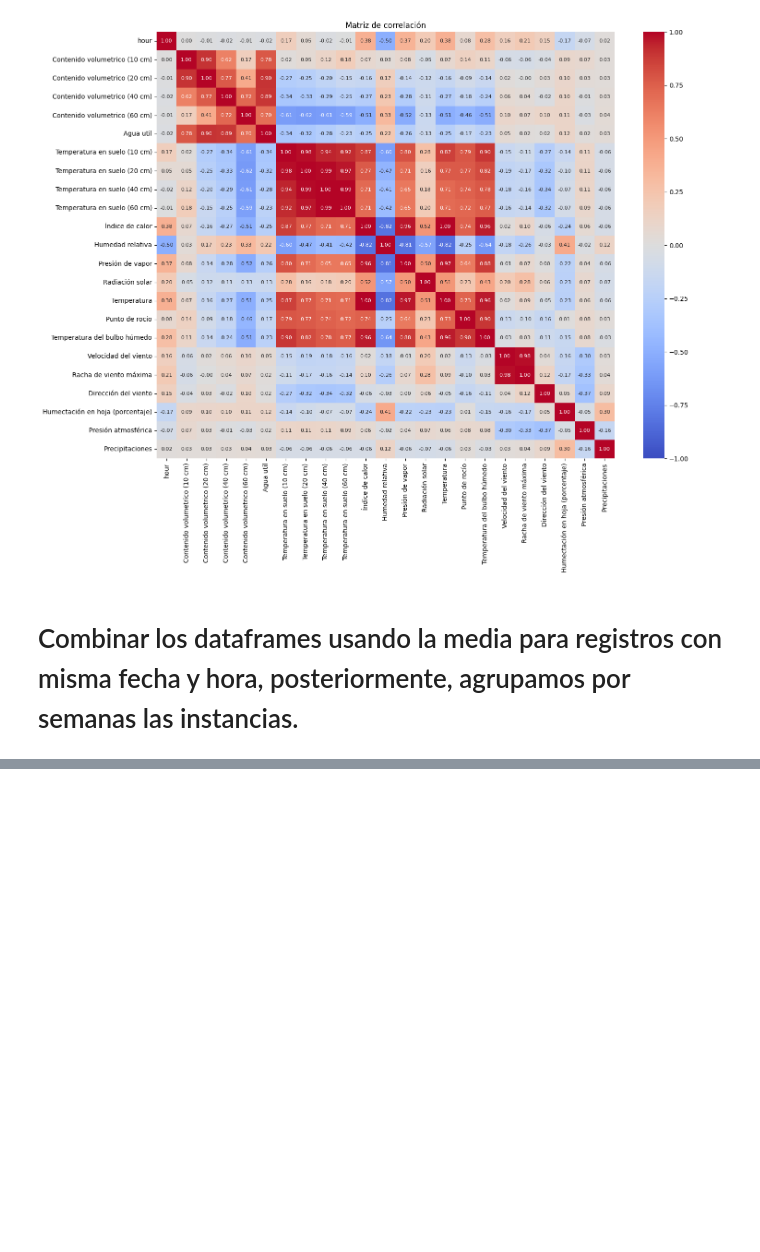
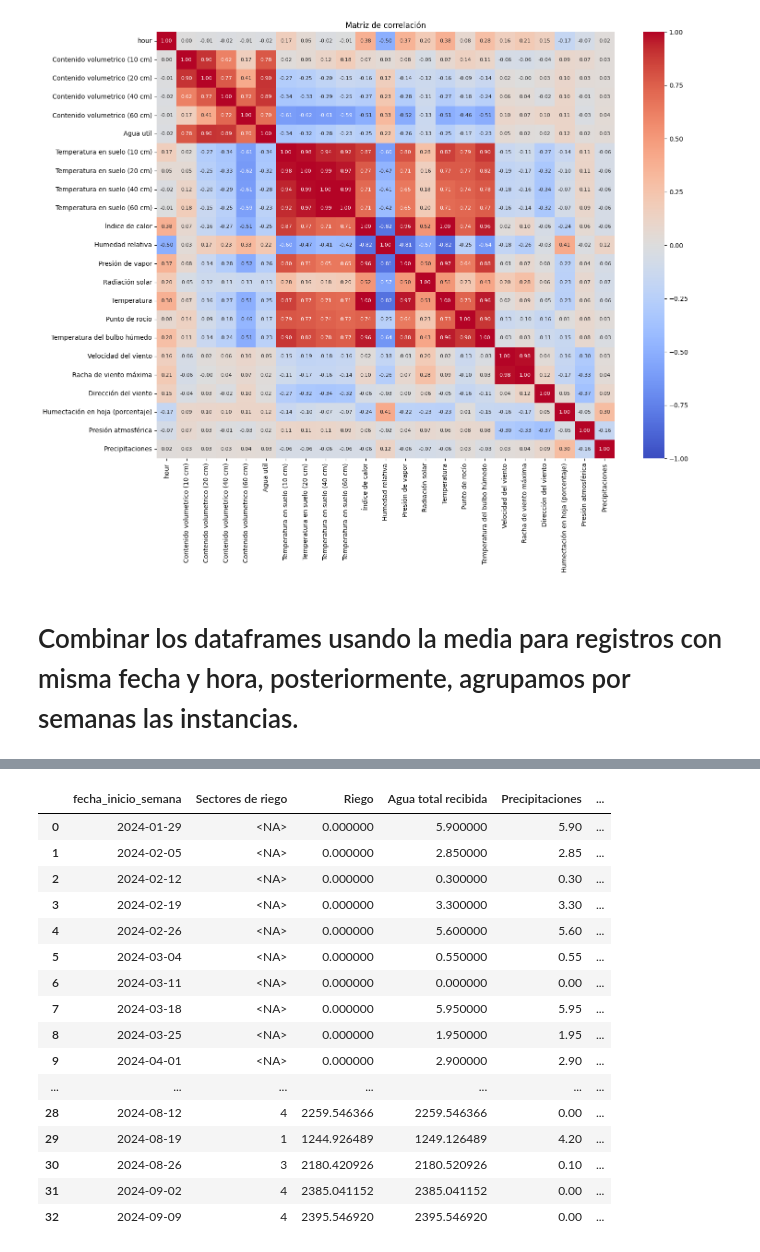
Before and after one commit to rodrigocastroviejo/Optimizacion-de-Riego-Deficitario-Controlado-en-cultivos-Le-osos-Mediante-Machine-Learning, a Jupyter notebook: model/EDA.ipynb, the cells around one changed output, grey strips where cells are left out. Drawn from its saved outputs; the diff is of its cells as text; code cells hidden in the pictures; blank space fills up the shorter version.

```diff
--- a/model/EDA.ipynb
+++ b/model/EDA.ipynb
@@ -209,7 +195,8 @@ plt.show()
 
 df_combinado = pd.concat([X_datos_suelo1, X_datos_suelo2]).groupby(['date', 'hour']).mean().reset_index()
 
-display(df_combinado)
+with pd.option_context('display.max_rows', 50, 'display.max_columns', None):
+    display(df_combinado)
 
 df_combinado.set_index('date', inplace=True)
 
@@ -260,8 +247,10 @@ df_semanal['fecha_inicio_semana'] = pd.to_datetime(df_semanal['year_week'] + '-1
 # Ordenamos por fecha
 df_semanal = df_semanal.sort_values('fecha_inicio_semana').drop('year_week', axis=1)
 
+df_semanal = df_semanal.drop('hour', axis=1)
 
-display(df_semanal)
+with pd.option_context('display.max_rows', None, 'display.max_columns', None):
+    display(df_semanal)
 # %% [output]
 |  | date | hour | Contenido volumetrico (10 cm) | Contenido volumetrico (20 cm) | Contenido volumetrico (40 cm) | ... |
 | 0 | 2024-02-05 | 0 | 16.5000 | 21.4000 | 21.8500 | ... |
@@ -296,0 +285,87 @@ display(df_semanal)
+# %%
+# Crear copia del df_semanal para no modificar el original
+df_semanal_con_riego = df_semanal.copy()
+
+# Inicializar nuevas columnas
+df_semanal_con_riego['Sectores de riego'] = np.nan
+df_semanal_con_riego['Riego'] = 0.0
+df_semanal_con_riego['Agua total recibida'] = df_semanal_con_riego['Precipitaciones']
+
+# Función para encontrar la semana correspondiente a una fecha
+def encontrar_semana(fecha):
+    fecha = pd.to_datetime(fecha)
+    semana = df_semanal_con_riego[
+        (df_semanal_con_riego['fecha_inicio_semana'] <= fecha) &
+        (fecha < df_semanal_con_riego['fecha_inicio_semana'] + pd.Timedelta(days=7))
+    ]
+    return semana.index[0] if not semana.empty else None
+
+# Procesar cada registro de riego
+for _, riego in df_riego.iterrows():
+    inicio = riego['Inicio']
+    fin = riego['Fin']
+    agua_total = riego['Agua m³']
+    duracion_horas = riego['Duración'].total_seconds() / 3600;
+    sectores = riego['Sectores de Riego']
+
+    # Calcular agua por hora
+    agua_por_hora = agua_total / duracion_horas
+
+    # Encontrar semanas afectadas por este riego
+    semana_inicio = encontrar_semana(inicio)
+    semana_fin = encontrar_semana(fin)
+
+    if semana_inicio is None and semana_fin is None:
+        continue  # Riego fuera del rango de semanas analizado
+
+    if semana_inicio == semana_fin:
+        # Riego completo dentro de una semana
+        df_semanal_con_riego.at[semana_inicio, 'Riego'] += agua_total
+        df_semanal_con_riego.at[semana_inicio, 'Sectores de riego'] = sectores
+    else:
+        # Riego cruza límite semanal - dividir proporcionalmente
+        fin_semana = df_semanal_con_riego.loc[semana_inicio, 'fecha_inicio_semana'] + pd.Timedelta(days=7)
+        horas_en_semana_inicio = (fin_semana - inicio).total_seconds() / 3600
+        horas_en_semana_fin = duracion_horas - horas_en_semana_inicio
+
+        # Asignar agua proporcional
+        df_semanal_con_riego.at[semana_inicio, 'Riego'] += agua_por_hora * horas_en_semana_inicio
+        df_semanal_con_riego.at[semana_fin, 'Riego'] += agua_por_hora * horas_en_semana_fin
+
+        # Asignar sectores (prioridad a la semana con más horas)
+        if horas_en_semana_inicio >= horas_en_semana_fin:
+            df_semanal_con_riego.at[semana_inicio, 'Sectores de riego'] = sectores
+        else:
+            df_semanal_con_riego.at[semana_fin, 'Sectores de riego'] = sectores
+
+# Calcular agua total recibida (precipitaciones + riego)
+df_semanal_con_riego['Agua total recibida'] = df_semanal_con_riego['Precipitaciones'] + df_semanal_con_riego['Riego']
+
+# Convertir sectores de riego a entero (manteniendo NaN donde no hay datos)
+df_semanal_con_riego['Sectores de riego'] = df_semanal_con_riego['Sectores de riego'].astype('Int64')
+
+# Reordenar columnas para mejor visualización
+column_order = ['fecha_inicio_semana', 'Sectores de riego', 'Riego', 'Agua total recibida'] + \
+               [col for col in df_semanal.columns if col not in ['fecha_inicio_semana']]
+df_semanal_con_riego = df_semanal_con_riego[column_order]
+
+
+display(df_semanal_con_riego)
+# %% [output]
+|  | fecha_inicio_semana | Sectores de riego | Riego | Agua total recibida | Precipitaciones | ... |
+| 0 | 2024-01-29 | <NA> | 0.000000 | 5.900000 | 5.90 | ... |
+| 1 | 2024-02-05 | <NA> | 0.000000 | 2.850000 | 2.85 | ... |
+| 2 | 2024-02-12 | <NA> | 0.000000 | 0.300000 | 0.30 | ... |
+| 3 | 2024-02-19 | <NA> | 0.000000 | 3.300000 | 3.30 | ... |
+| 4 | 2024-02-26 | <NA> | 0.000000 | 5.600000 | 5.60 | ... |
+| 5 | 2024-03-04 | <NA> | 0.000000 | 0.550000 | 0.55 | ... |
+| 6 | 2024-03-11 | <NA> | 0.000000 | 0.000000 | 0.00 | ... |
+| 7 | 2024-03-18 | <NA> | 0.000000 | 5.950000 | 5.95 | ... |
+| 8 | 2024-03-25 | <NA> | 0.000000 | 1.950000 | 1.95 | ... |
+| 9 | 2024-04-01 | <NA> | 0.000000 | 2.900000 | 2.90 | ... |
+| ... | ... | ... | ... | ... | ... | ... |
+| 28 | 2024-08-12 | 4 | 2259.546366 | 2259.546366 | 0.00 | ... |
+| 29 | 2024-08-19 | 1 | 1244.926489 | 1249.126489 | 4.20 | ... |
+| 30 | 2024-08-26 | 3 | 2180.420926 | 2180.520926 | 0.10 | ... |
+| 31 | 2024-09-02 | 4 | 2385.041152 | 2385.041152 | 0.00 | ... |
+| 32 | 2024-09-09 | 4 | 2395.546920 | 2395.546920 | 0.00 | ... |
```
Also changed, not shown: parts of 5 cells of this notebook, 1 other file.
